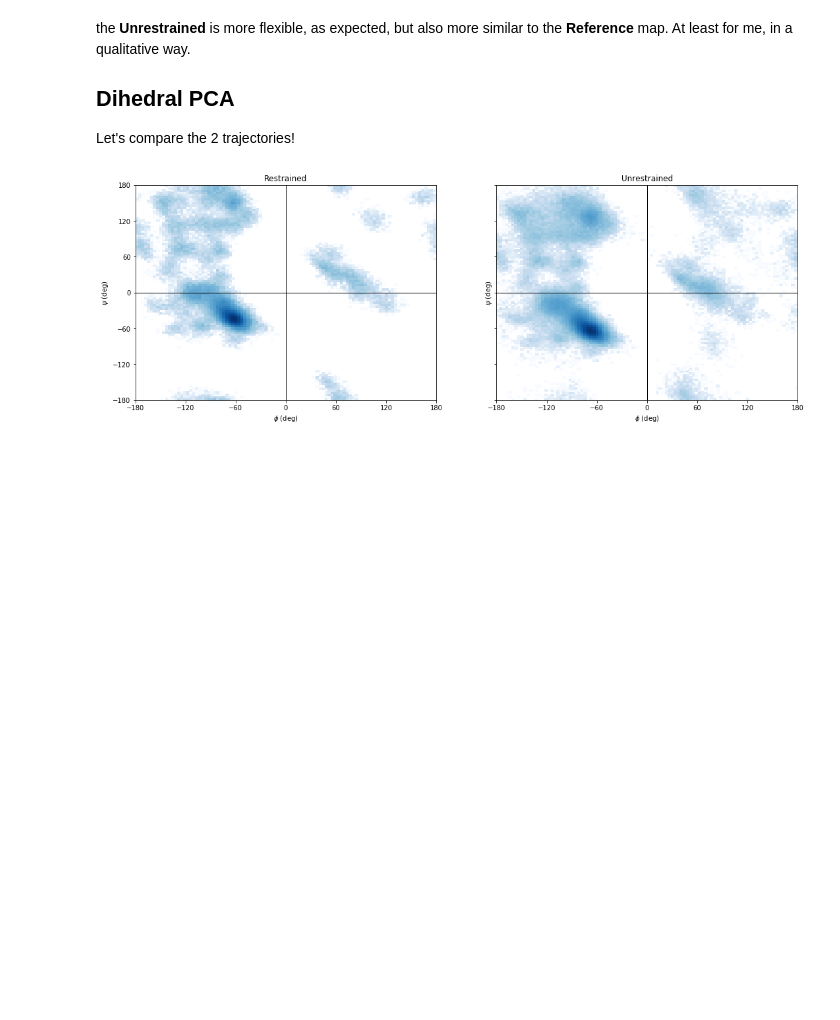
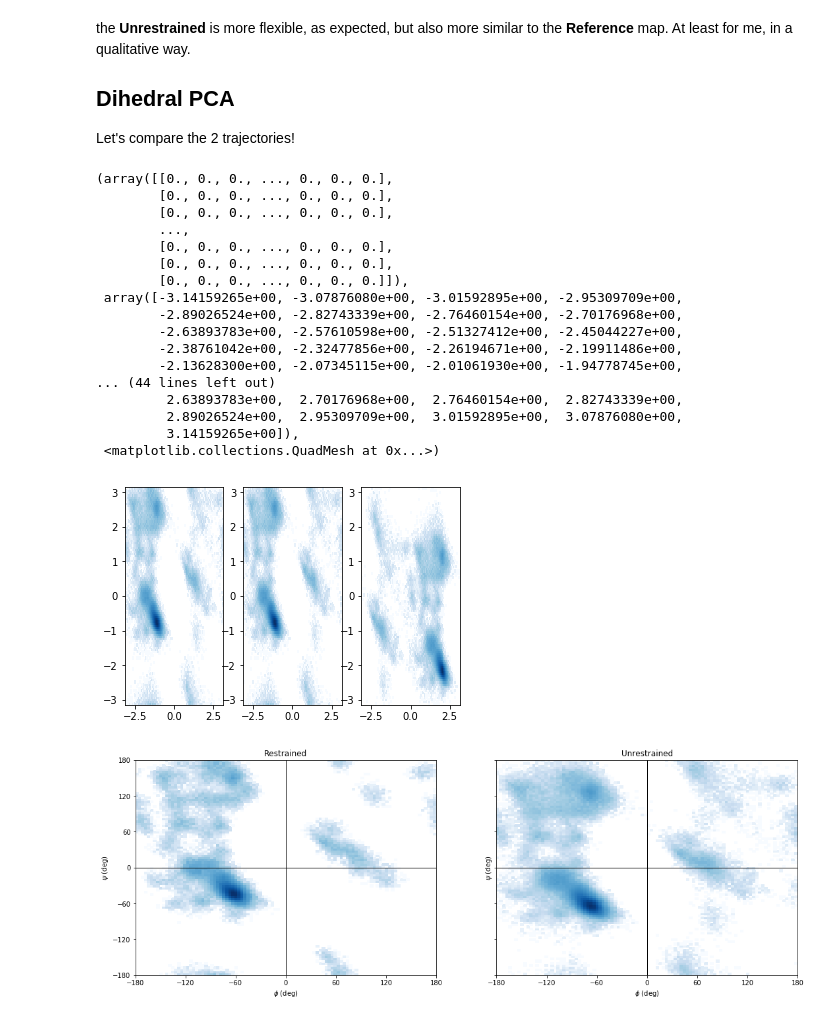
Before and after one commit to alejogiley/pypoc, a Jupyter notebook: examples/compared_datasets.ipynb, the cells around one changed output. Saved outputs shown, nothing was run; the diff lists cells and outputs as text; code cells hidden in the pictures; blank space fills up the shorter version.

```diff
--- a/examples/compared_datasets.ipynb
+++ b/examples/compared_datasets.ipynb
@@ -148,3 +175,44 @@ B = list(map(shift2, B))
+# %%
+fig, axes = plt.subplots(1, 3)
+axes[0].hist2d(data[:,0], data[:,1], bins=100, range=[[-pi,pi],[-pi,pi]], norm=LogNorm(), cmap=plt.cm.Blues)
+
+av0 = mean(data[:,0])
+av1 = mean(data[:,1])
+psi = center(data[:,0], av0)
+phi = center(data[:,1], av1)
+
+axes[1].hist2d(psi, phi, bins=100, range=[[-pi,pi],[-pi,pi]], norm=LogNorm(), cmap=plt.cm.Blues)
+
+dt0 = lowdens(psi)
+dt1 = lowdens(phi)
+A = wrap(psi,dt0)
+B = wrap(phi,dt1)
+
+av0 = mean(A)
+av1 = mean(B)
+A = center(A, av0)
+B = center(B, av1)
+
+axes[2].hist2d(A, B, bins=100, range=[[-pi,pi],[-pi,pi]], norm=LogNorm(), cmap=plt.cm.Blues)
+# %% [output]
+(array([[0., 0., 0., ..., 0., 0., 0.],
+        [0., 0., 0., ..., 0., 0., 0.],
+        [0., 0., 0., ..., 0., 0., 0.],
+        ...,
+        [0., 0., 0., ..., 0., 0., 0.],
+        [0., 0., 0., ..., 0., 0., 0.],
+        [0., 0., 0., ..., 0., 0., 0.]]),
+ array([-3.14159265e+00, -3.07876080e+00, -3.01592895e+00, -2.95309709e+00,
+        -2.89026524e+00, -2.82743339e+00, -2.76460154e+00, -2.70176968e+00,
+        -2.63893783e+00, -2.57610598e+00, -2.51327412e+00, -2.45044227e+00,
+        -2.38761042e+00, -2.32477856e+00, -2.26194671e+00, -2.19911486e+00,
+        -2.13628300e+00, -2.07345115e+00, -2.01061930e+00, -1.94778745e+00,
+... (44 lines left out)
+         2.63893783e+00,  2.70176968e+00,  2.76460154e+00,  2.82743339e+00,
+         2.89026524e+00,  2.95309709e+00,  3.01592895e+00,  3.07876080e+00,
+         3.14159265e+00]),
+ <matplotlib.collections.QuadMesh at 0x...>)
+[figure, added]
 # %%
 # create a figure and three subplots
 fig, axes = plt.subplots(1, 2, sharey=True, sharex=True, figsize=(18,6))
```
Also changed, not shown: parts of 5 cells of this notebook.
